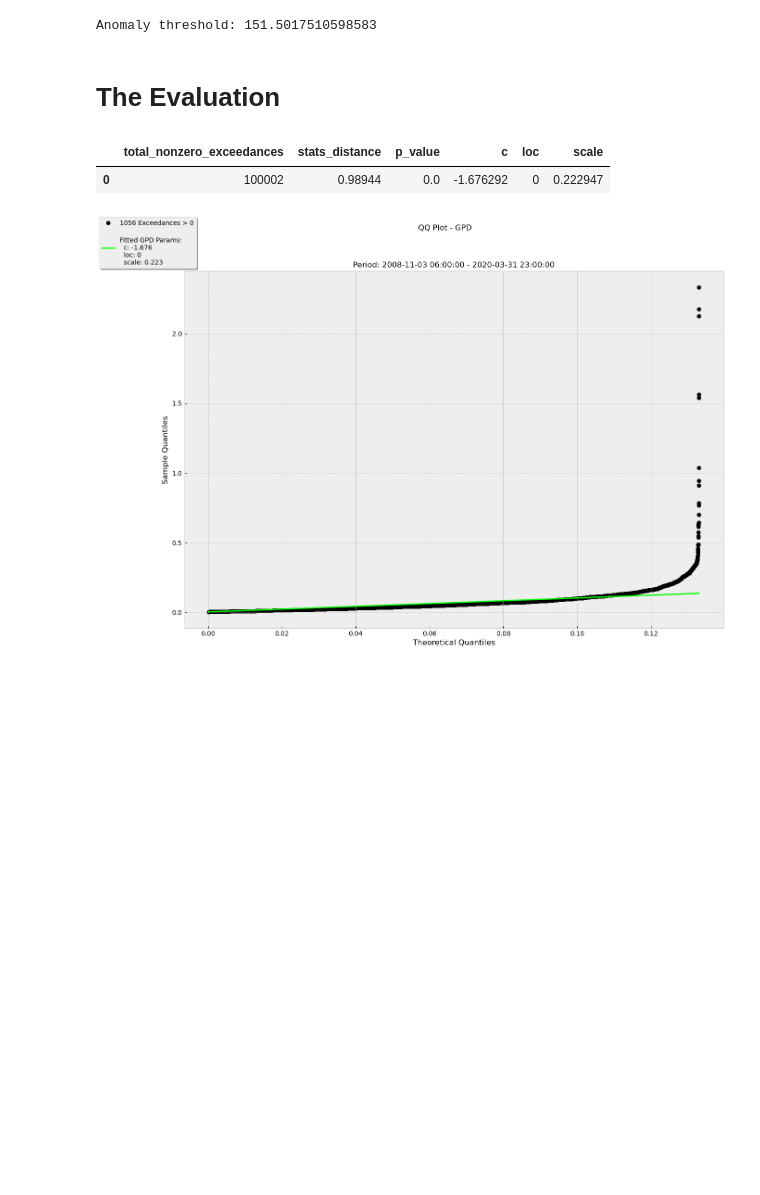
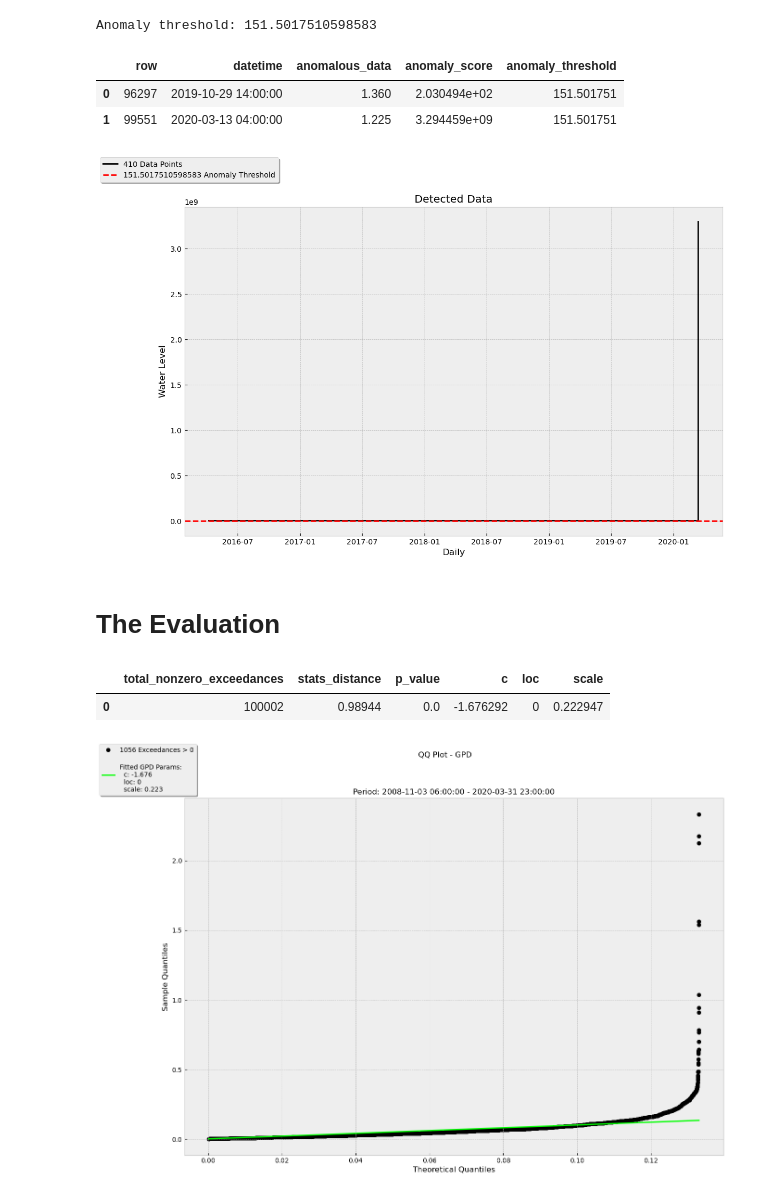
Before and after one commit to Aeternalis-Ingenium/anomalytics, a Jupyter notebook: docs/example.ipynb, the cells around one changed output. Cells and saved outputs as stored; diff of their text form; code cells hidden in the pictures; blank space fills up the shorter version.

```diff
--- a/docs/example.ipynb
+++ b/docs/example.ipynb
@@ -234,5 +244,13 @@ Name: anomalies, Length: 10000, dtype: bool
 print("Anomaly threshold:", pot_detector.anomaly_threshold)
 # %% [output]
 Anomaly threshold: 151.5017510598583
+# %%
+pot_detector.detection_summary.head()
+# %% [output]
+|  | row | datetime | anomalous_data | anomaly_score | anomaly_threshold |
+| 0 | 96297 | 2019-10-29 14:00:00 | 1.360 | 2.030494e+02 | 151.501751 |
+| 1 | 99551 | 2020-03-13 04:00:00 | 1.225 | 3.294459e+09 | 151.501751 |
 # %%
-#pot_detector.plot(plot_type="l+ath", title=f"Detected Data", xlabel="Daily", ylabel="Water Level", alpha=1.0)
+pot_detector.plot(plot_type="l+ath", title=f"Detected Data", xlabel="Daily", ylabel="Water Level", alpha=1.0)
+# %% [output]
+[figure, added]
```
Also changed, not shown: parts of 24 cells of this notebook.
